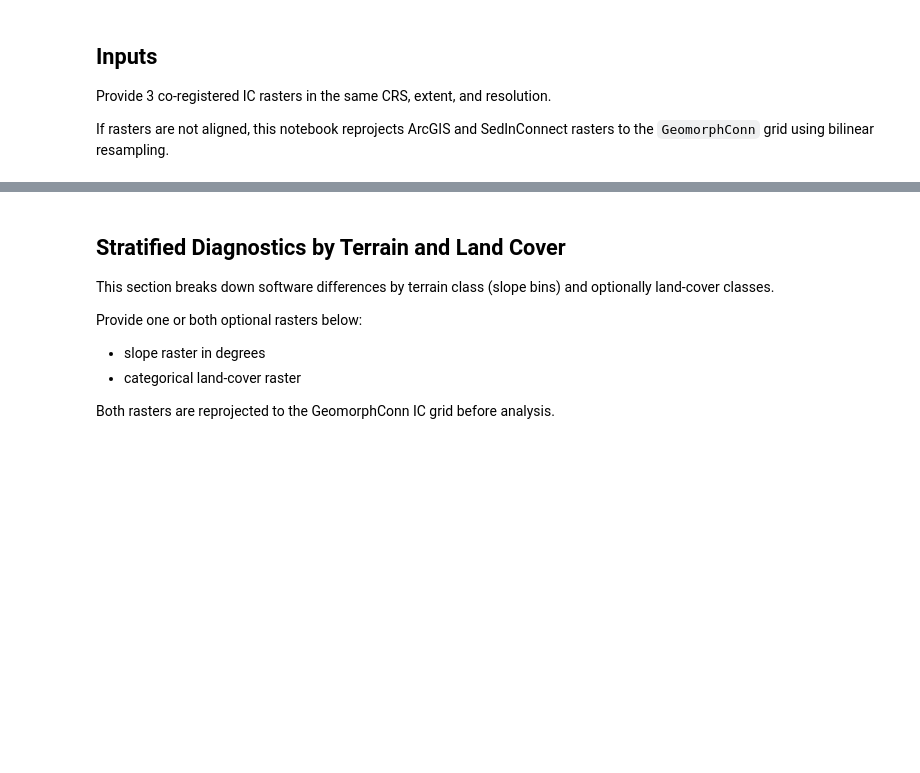
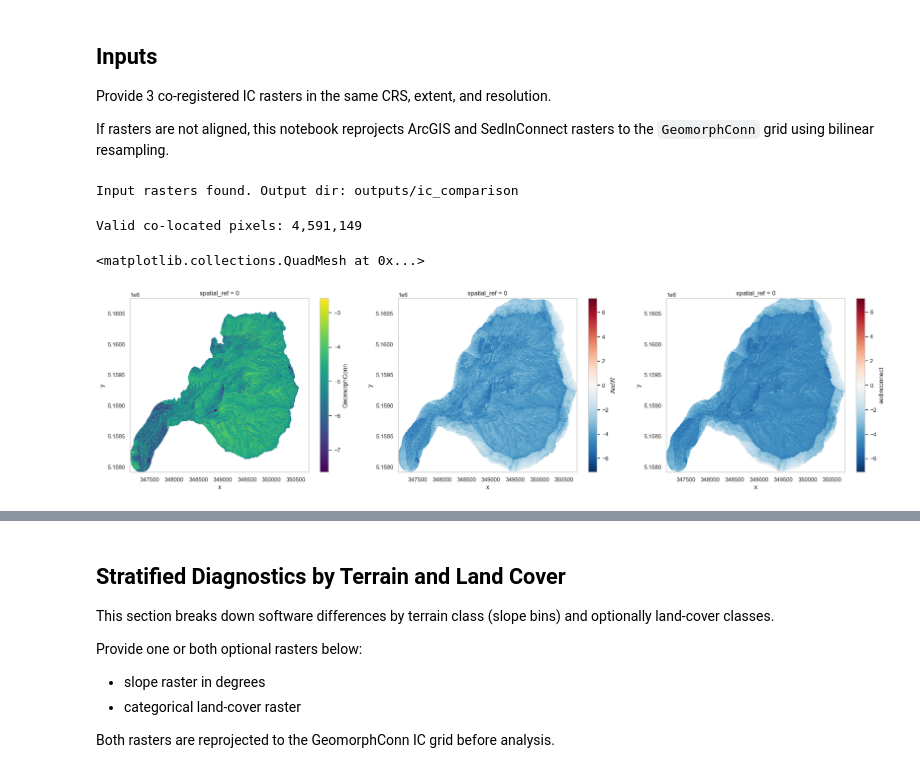
Before and after one commit to manudeo/GeomorphConn, a Jupyter notebook: notebooks/03_IC_software_comparison.ipynb, the cells around one changed output, grey strips where cells are left out. Drawn from its saved outputs; the diff is of its cells as text; code cells hidden in the pictures; blank space fills up the shorter version.

```diff
--- a/notebooks/03_IC_software_comparison.ipynb
+++ b/notebooks/03_IC_software_comparison.ipynb
@@ -19,7 +19,7 @@ from pathlib import Path
 import numpy as np
 import pandas as pd
 import xarray as xr
-import rioxarray as rxr
+import rioxarray
 import matplotlib.pyplot as plt
 import seaborn as sns
 
@@ -29,9 +29,9 @@ sns.set_context('notebook')
 sns.set_style('whitegrid')
 
 # ---- USER INPUTS ----
-IC_GEOMORPHCONN = Path('data/ic_geomorphconn.tif')
+IC_GEOMORPHCONN = Path('data/CLI_GeomorphConnIC.tif')
 IC_ARCGIS = Path('data/ic_arcgis_modelbuilder.tif')
-IC_SEDINCONNECT = Path('data/ic_sedinconnect.tif')
+IC_SEDINCONNECT = Path('data/ic_sedinconnectArcGISTauCavalli.tif')
 
 OUT_DIR = Path('outputs/ic_comparison')
 OUT_DIR.mkdir(parents=True, exist_ok=True)
@@ -41,9 +41,11 @@ for p in [IC_GEOMORPHCONN, IC_ARCGIS, IC_SEDINCONNECT]:
         raise FileNotFoundError(f'Missing input raster: {p}')
 
 print('Input rasters found. Output dir:', OUT_DIR)
+# %% [output]
+Input rasters found. Output dir: outputs/ic_comparison
 # %%
 def open_singleband(path: Path) -> xr.DataArray:
-    da = rxr.open_rasterio(path, masked=True).squeeze(drop=True)
+    da = xr.open_dataarray(path, masked=True).squeeze(drop=True)
     da.name = path.stem
     return da
 
@@ -67,3 +69,14 @@ stack_valid = stack.where(valid)
 
 n_valid = int(valid.sum().item())
 print(f'Valid co-located pixels: {n_valid:,}')
+# %% [output]
+Valid co-located pixels: 4,591,149
+# %%
+fig, ax = plt.subplots(1,3, figsize=(26,6))
+
+stack.GeomorphConn.plot(ax=ax[0])
+stack.arcgis.plot(ax=ax[1])
+stack.sedinconnect.plot(ax=ax[2])
+# %% [output]
+<matplotlib.collections.QuadMesh at 0x...>
+[figure, added]
```
Also changed, not shown: parts of 11 cells of this notebook, 5 other files.
